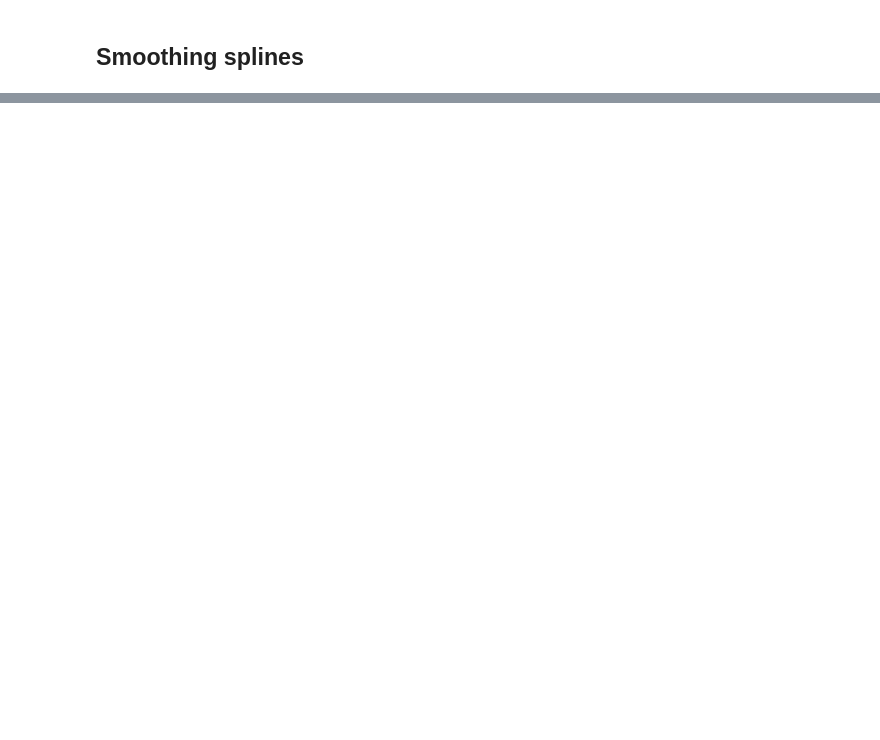
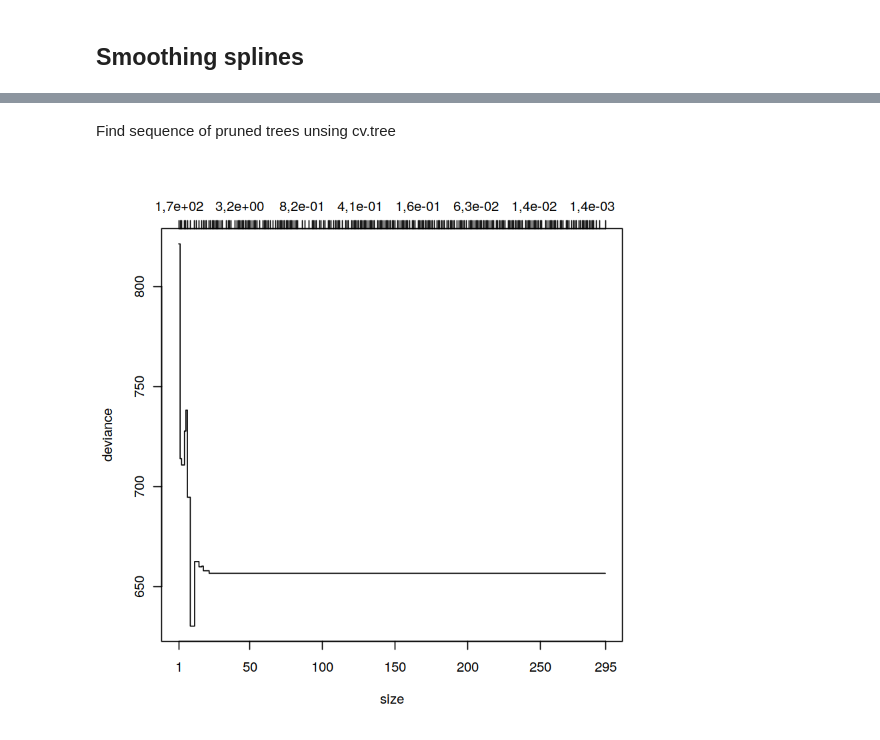
Before and after one commit to KristianWold/STK-IN4300, a Jupyter notebook: oblig2-2/Project2.ipynb, the cells around one changed output, grey strips where cells are left out. Cells and saved outputs as stored; diff of their text form; code cells hidden in the pictures; blank space fills up the shorter version.

```diff
--- a/oblig2-2/Project2.ipynb
+++ b/oblig2-2/Project2.ipynb
@@ -372,0 +522,7 @@ y_predicted_train = predict(fit, newx = train)
+# %% [markdown]
+Find sequence of pruned trees unsing cv.tree
+# %%
+cv = cv.tree(full_tree, K = 5)
+plot(cv)
+# %% [output]
+[figure, added]
```
Also changed, not shown: parts of 39 cells of this notebook.
